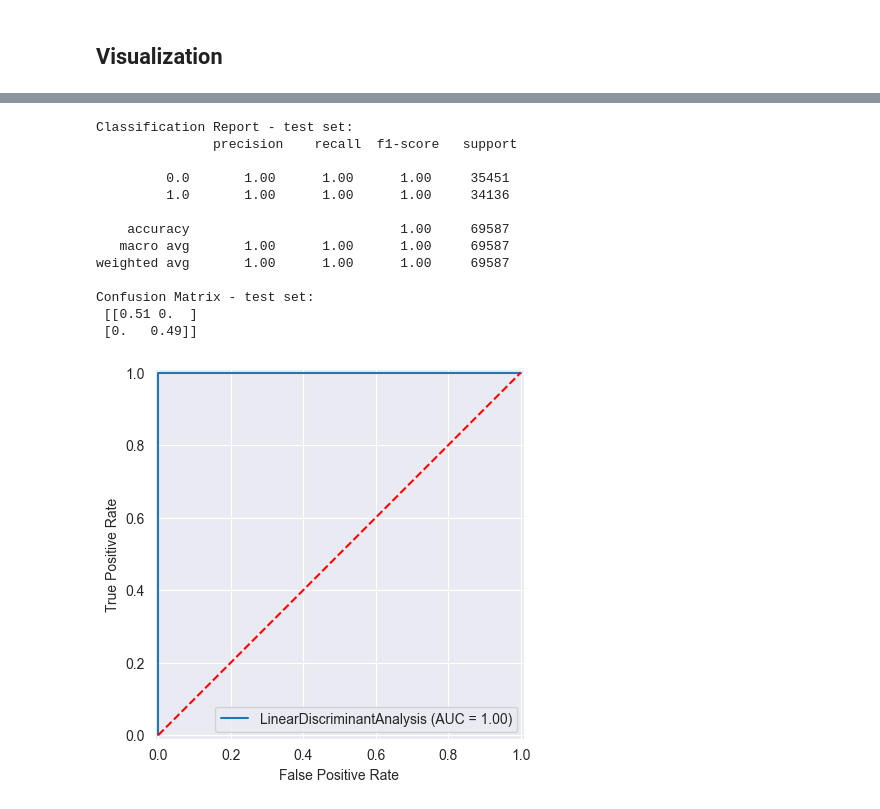
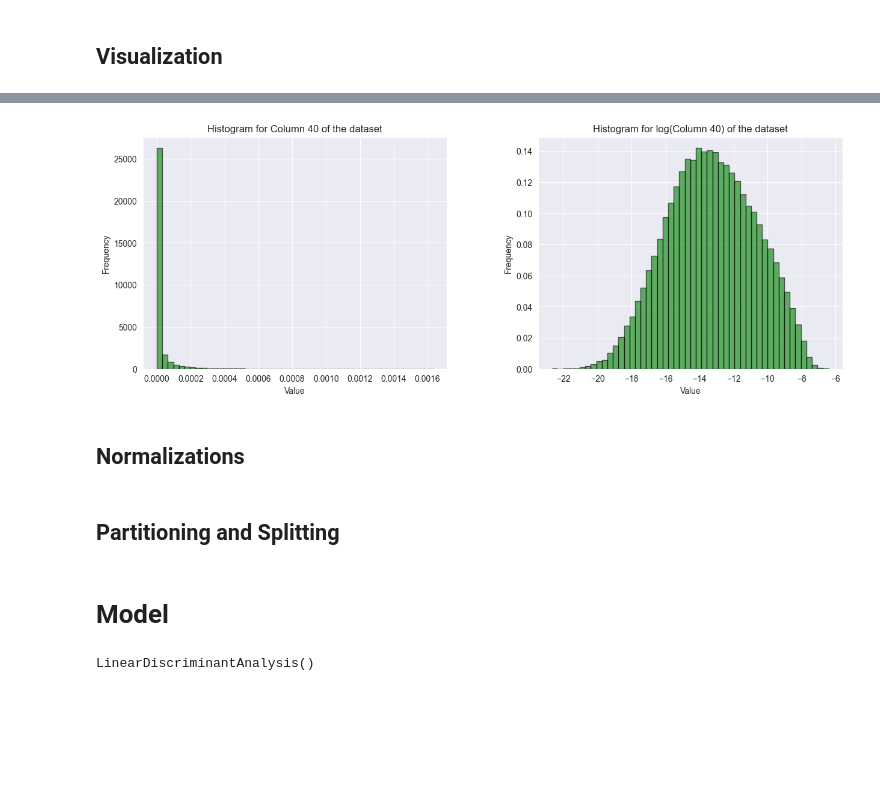
Before and after one commit to mathmartines/JetTagging, a Jupyter notebook: ML/EFPs/testing_algorithms/Bruno-EFPs-discriminant_analysis.ipynb, the cells around one changed output, grey strips where cells are left out. Saved outputs shown, nothing was run; the diff lists cells and outputs as text; code cells hidden in the pictures; blank space fills up the shorter version.

```diff
--- a/ML/EFPs/testing_algorithms/Bruno-EFPs-discriminant_analysis.ipynb
+++ b/ML/EFPs/testing_algorithms/Bruno-EFPs-discriminant_analysis.ipynb
@@ -702,31 +19,29 @@ Confusion Matrix - training set:
-# %%
-y_pred_test = model.predict(X_test)
-# Classification Report - test
-print('Classification Report - test set:\n',metrics.classification_report(y_test.ravel(), y_pred_test))
-
-# Confusion Matrix - test
-print('Confusion Matrix - test set:\n',metrics.confusion_matrix(y_test.ravel(), y_pred_test, normalize='all').round(2))
-
-y_predproba_test = model.predict_proba(X_test)[:, -1]
-# ROC curve
-fpr, tpr, thresholds = metrics.roc_curve(y_test.ravel(), y_predproba_test)
-roc_auc = metrics.roc_auc_score(y_test.ravel(), y_predproba_test)
-display = metrics.RocCurveDisplay(fpr=fpr, tpr=tpr, roc_auc=roc_auc, estimator_name='LinearDiscriminantAnalysis')
-display.plot()
-plt.plot([0,1],[0,1],'r--')
-plt.show()
-# %% [output]
-Classification Report - test set:
-               precision    recall  f1-score   support
-
-         0.0       1.00      1.00      1.00     35451
-         1.0       1.00      1.00      1.00     34136
-
-    accuracy                           1.00     69587
-   macro avg       1.00      1.00      1.00     69587
-weighted avg       1.00      1.00      1.00     69587
-
-Confusion Matrix - test set:
- [[0.51 0.  ]
- [0.   0.49]]
-[figure, removed]
+# %%
+dataset = EFPg # escolhendo o conjunto de dados
+column_index = 40 # escolhendo o índice da coluna
+# %%
+data = dataset[:, column_index] # valores da coluna
+data_log = np.log(data) # logarithmic-scaling
+
+nbins = 50 # número de bins no histograma
+
+fig, axes = plt.subplots(1, 2, figsize=(15, 5), gridspec_kw={'width_ratios': [1, 1]})
+fig.subplots_adjust(wspace=0.3)
+
+# histograma - sem normalizar
+axes[0].hist(data, bins=nbins, density=True, alpha=0.6, color='g', edgecolor='black')
+axes[0].set_ylabel("Frequency")
+axes[0].set_xlabel("Value")
+axes[0].set_title(f'Histogram for Column {column_index} of the dataset')
+
+# histograma - normalizando
+axes[1].hist(data_log, bins=nbins, density=True, alpha=0.6, color='g', edgecolor='black')
+axes[1].set_ylabel("Frequency")
+axes[1].set_xlabel("Value")
+axes[1].set_title(f'Histogram for log(Column {column_index}) of the dataset')
+
+plt.show()
+# %% [output]
+[figure, added]
+# %% [markdown]
+## Normalizations
@@ -732,0 +69,2 @@ Confusion Matrix - test set:
+# %% [markdown]
+## Partitioning and Splitting
@@ -732,0 +103,8 @@ Confusion Matrix - test set:
+# %% [markdown]
+# Model
+# %%
+# escolhendo o modelo
+model = LinearDiscriminantAnalysis() # LinearDiscriminantAnalysis() ou QuadraticDiscriminantAnalysis(tol=1.0e-6)
+model.fit(X_train, y_train.ravel())
+# %% [output]
+LinearDiscriminantAnalysis()
```
Also changed, not shown: parts of 59 cells of this notebook.
